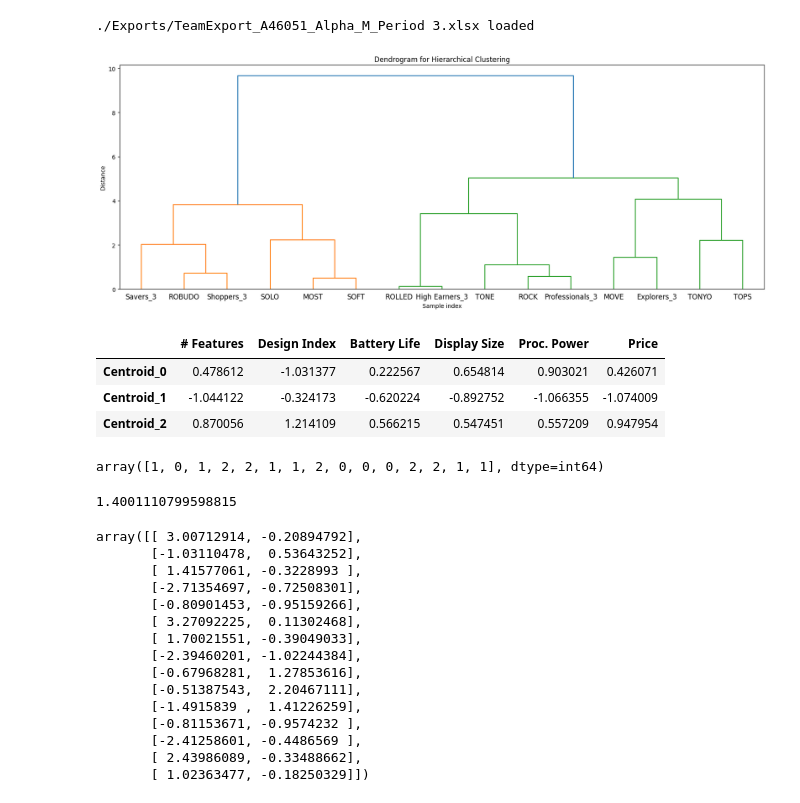
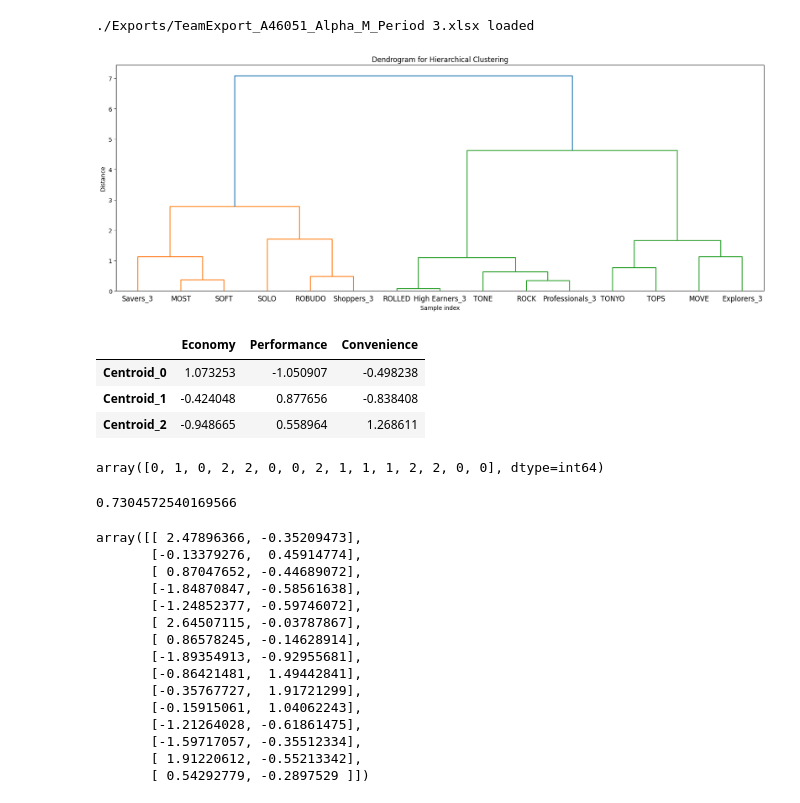
Before and after one commit to FedericoCortesi/Markstrat, a Jupyter notebook: clustering.ipynb, the cells around one changed output. Cells and saved outputs as stored; diff of their text form; code cells hidden in the pictures.

```diff
--- a/clustering.ipynb
+++ b/clustering.ipynb
@@ -1,55 +1,55 @@
 # %%
 from Clustering import HierarchicalClustering
 from Brands import Sonites
 
 son = Sonites()
 #df_comprehensive_feat = son.obtain_comprehensive_df_features()
 #df_comprehensive_feat
 #data = df_comprehensive_feat
 
-df_comprehensive = son.get_comprehensive_df_semantic()
+df_comprehensive = son.get_comprehensive_df_mds()
 df_comprehensive
 data = df_comprehensive
 hc = HierarchicalClustering(data, n_clusters=3, linkage_method='ward', scale_data=True)
 
 hc.plot_dendrogram()
 # %% [output]
 ./Exports/TeamExport_A46051_Alpha_M_Period 3.xlsx loaded
-[figure, old version]
+[figure, new version]
 # %%
 centroids = hc.get_cluster_centroids()
 centroids
 # %% [output]
-|  | # Features | Design Index | Battery Life | Display Size | Proc. Power | Price |
-| Centroid_0 | 0.478612 | -1.031377 | 0.222567 | 0.654814 | 0.903021 | 0.426071 |
-| Centroid_1 | -1.044122 | -0.324173 | -0.620224 | -0.892752 | -1.066355 | -1.074009 |
-| Centroid_2 | 0.870056 | 1.214109 | 0.566215 | 0.547451 | 0.557209 | 0.947954 |
+|  | Economy | Performance | Convenience |
+| Centroid_0 | 1.073253 | -1.050907 | -0.498238 |
+| Centroid_1 | -0.424048 | 0.877656 | -0.838408 |
+| Centroid_2 | -0.948665 | 0.558964 | 1.268611 |
 # %%
 hc.clusters_labels
 # %% [output]
-array([1, 0, 1, 2, 2, 1, 1, 2, 0, 0, 0, 2, 2, 1, 1], dtype=int64)
+array([0, 1, 0, 2, 2, 0, 0, 2, 1, 1, 1, 2, 2, 0, 0], dtype=int64)
 # %%
 hc.compute_wcd()
 # %% [output]
-1.4001110799598815
+0.7304572540169566
 # %%
 hc.get_pca_components()
 # %% [output]
-array([[ 3.00712914, -0.20894792],
-       [-1.03110478,  0.53643252],
-       [ 1.41577061, -0.3228993 ],
-       [-2.71354697, -0.72508301],
-       [-0.80901453, -0.95159266],
-       [ 3.27092225,  0.11302468],
-       [ 1.70021551, -0.39049033],
-       [-2.39460201, -1.02244384],
-       [-0.67968281,  1.27853616],
-       [-0.51387543,  2.20467111],
-       [-1.4915839 ,  1.41226259],
-       [-0.81153671, -0.9574232 ],
-       [-2.41258601, -0.4486569 ],
-       [ 2.43986089, -0.33488662],
-       [ 1.02363477, -0.18250329]])
+array([[ 2.47896366, -0.35209473],
+       [-0.13379276,  0.45914774],
+       [ 0.87047652, -0.44689072],
+       [-1.84870847, -0.58561638],
+       [-1.24852377, -0.59746072],
+       [ 2.64507115, -0.03787867],
+       [ 0.86578245, -0.14628914],
+       [-1.89354913, -0.92955681],
+       [-0.86421481,  1.49442841],
+       [-0.35767727,  1.91721299],
+       [-0.15915061,  1.04062243],
+       [-1.21264028, -0.61861475],
+       [-1.59717057, -0.35512334],
+       [ 1.91220612, -0.55213342],
+       [ 0.54292779, -0.2897529 ]])
 # %%
 hc.plot_scatter(size=(15,10))
 # %% [output]
```
Also changed, not shown: parts of 1 cell of this notebook, 4 other files.
